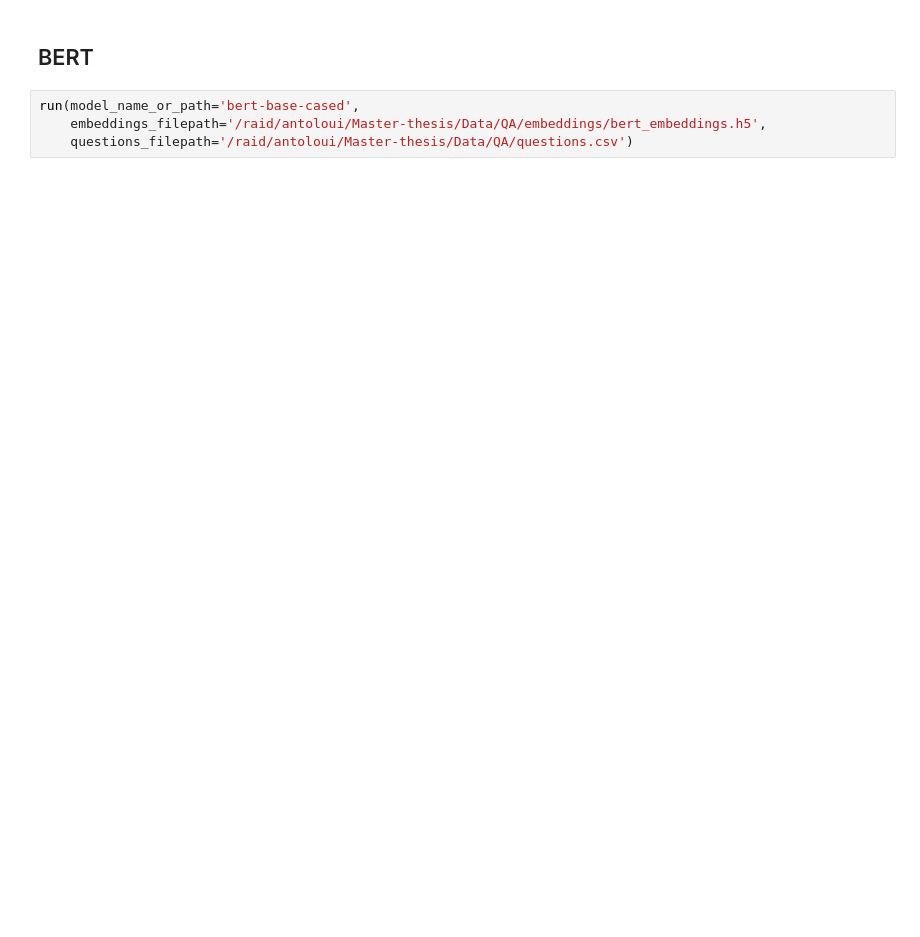
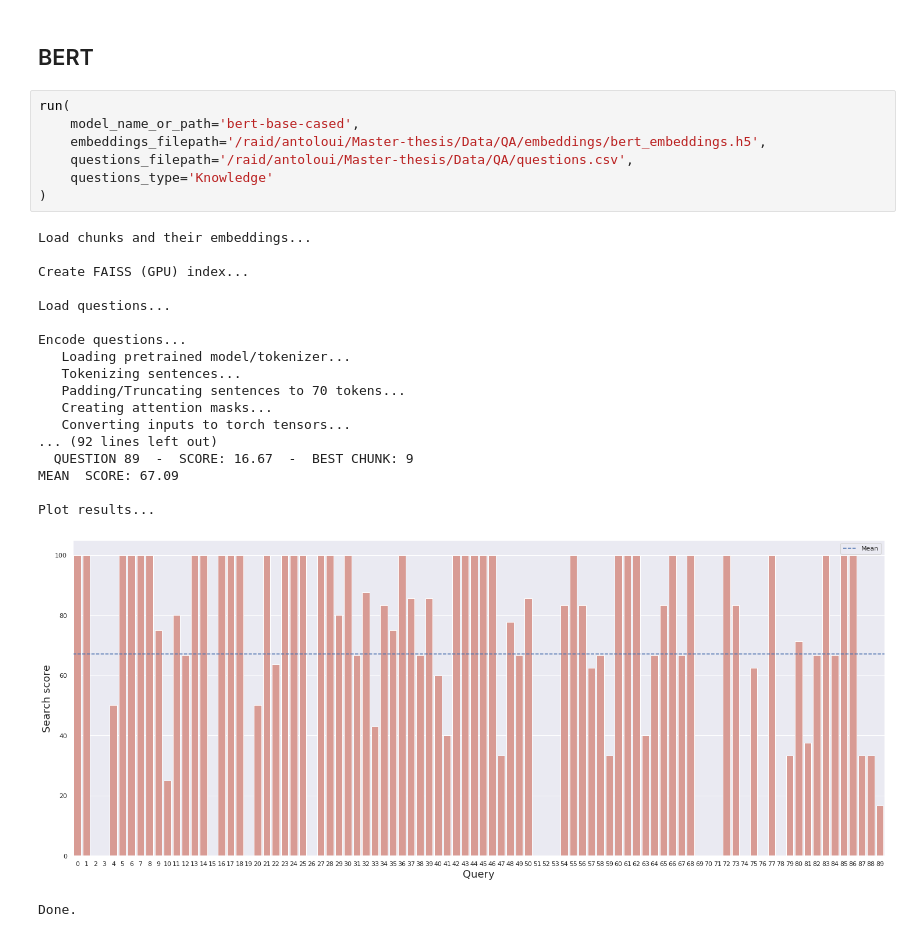
Before and after one commit to ant-louis/netbert, a Jupyter notebook: Code/Extrinsic_evaluation/QA/FAISS.ipynb, the cells around one changed output. Drawn from its saved outputs; the diff is of its cells as text; blank space fills up the shorter version.

```diff
--- a/Code/Extrinsic_evaluation/QA/FAISS.ipynb
+++ b/Code/Extrinsic_evaluation/QA/FAISS.ipynb
@@ -276,6 +286,29 @@ df
 # %% [markdown]
 ## BERT
 # %%
-run(model_name_or_path='bert-base-cased',
+run(
+    model_name_or_path='bert-base-cased',
     embeddings_filepath='/raid/antoloui/Master-thesis/Data/QA/embeddings/bert_embeddings.h5',
-    questions_filepath='/raid/antoloui/Master-thesis/Data/QA/questions.csv')
+    questions_filepath='/raid/antoloui/Master-thesis/Data/QA/questions.csv',
+    questions_type='Knowledge'
+)
+# %% [output]
+Load chunks and their embeddings...
+
+Create FAISS (GPU) index...
+
+Load questions...
+
+Encode questions...
+   Loading pretrained model/tokenizer...
+   Tokenizing sentences...
+   Padding/Truncating sentences to 70 tokens...
+   Creating attention masks...
+   Converting inputs to torch tensors...
+... (92 lines left out)
+  QUESTION 89  -  SCORE: 16.67  -  BEST CHUNK: 9
+MEAN  SCORE: 67.09
+
+Plot results...
+[figure, added]
+Done.
```
Also changed, not shown: parts of 3 cells of this notebook, 1 other file.
